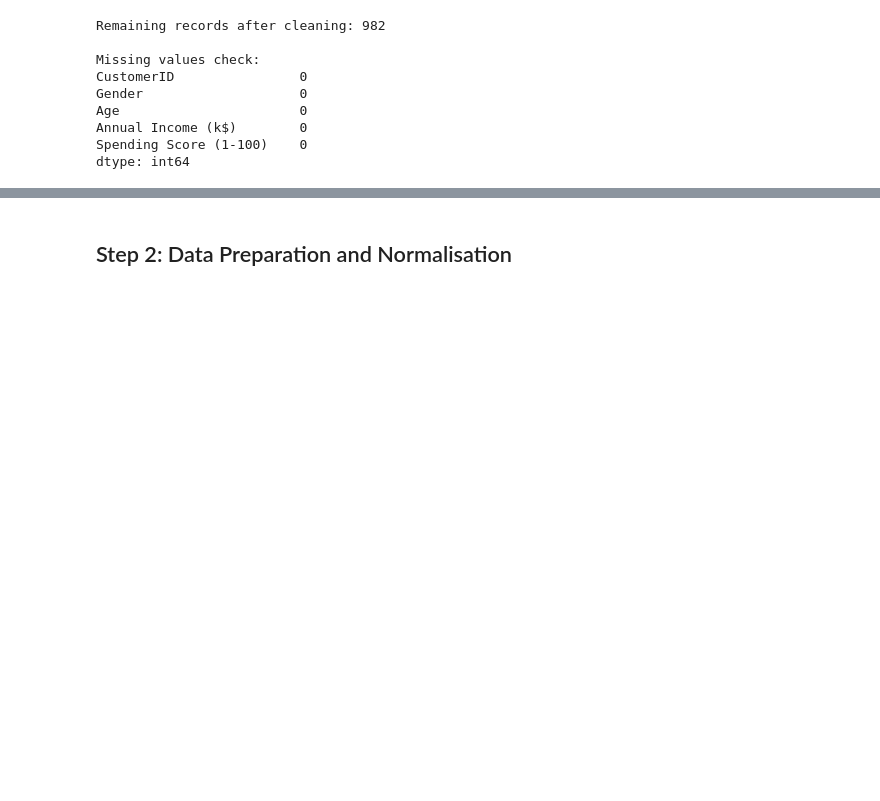
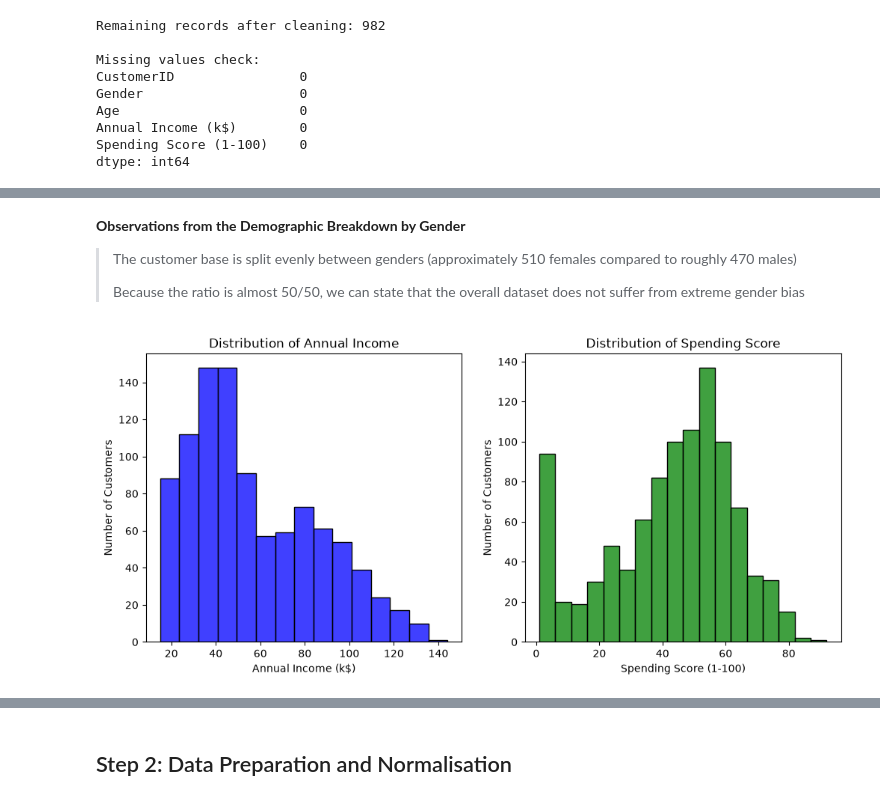
Before and after one commit to quantwothree/store-customers-segmentation, a Jupyter notebook: store-customers-segmentation.ipynb, the cells around one changed output, grey strips where cells are left out. Saved outputs shown, nothing was run; the diff lists cells and outputs as text; code cells hidden in the pictures; blank space fills up the shorter version.

```diff
--- a/store-customers-segmentation.ipynb
+++ b/store-customers-segmentation.ipynb
@@ -69,0 +78,22 @@ dtype: int64
+# %% [markdown]
+**Observations from the Demographic Breakdown by Gender**
+
+> The customer base is split evenly between genders (approximately 510 females compared to roughly 470 males)
+>
+> Because the ratio is almost 50/50, we can state that the overall dataset does not suffer from extreme gender bias
+# %%
+fig, axes = plt.subplots(1, 2, figsize=(12, 5))
+
+# distribution of Annual Income
+sns.histplot(df_clean['Annual Income (k$)'], ax=axes[0], color='blue')
+axes[0].set_title('Distribution of Annual Income')
+axes[0].set_ylabel('Number of Customers')
+
+# distribution of Spending Score
+sns.histplot(df_clean['Spending Score (1-100)'], ax=axes[1], color='green')
+axes[1].set_title('Distribution of Spending Score')
+axes[1].set_ylabel('Number of Customers')
+
+plt.show()
+# %% [output]
+[figure, added]
```
Also changed, not shown: parts of 2 cells of this notebook.
